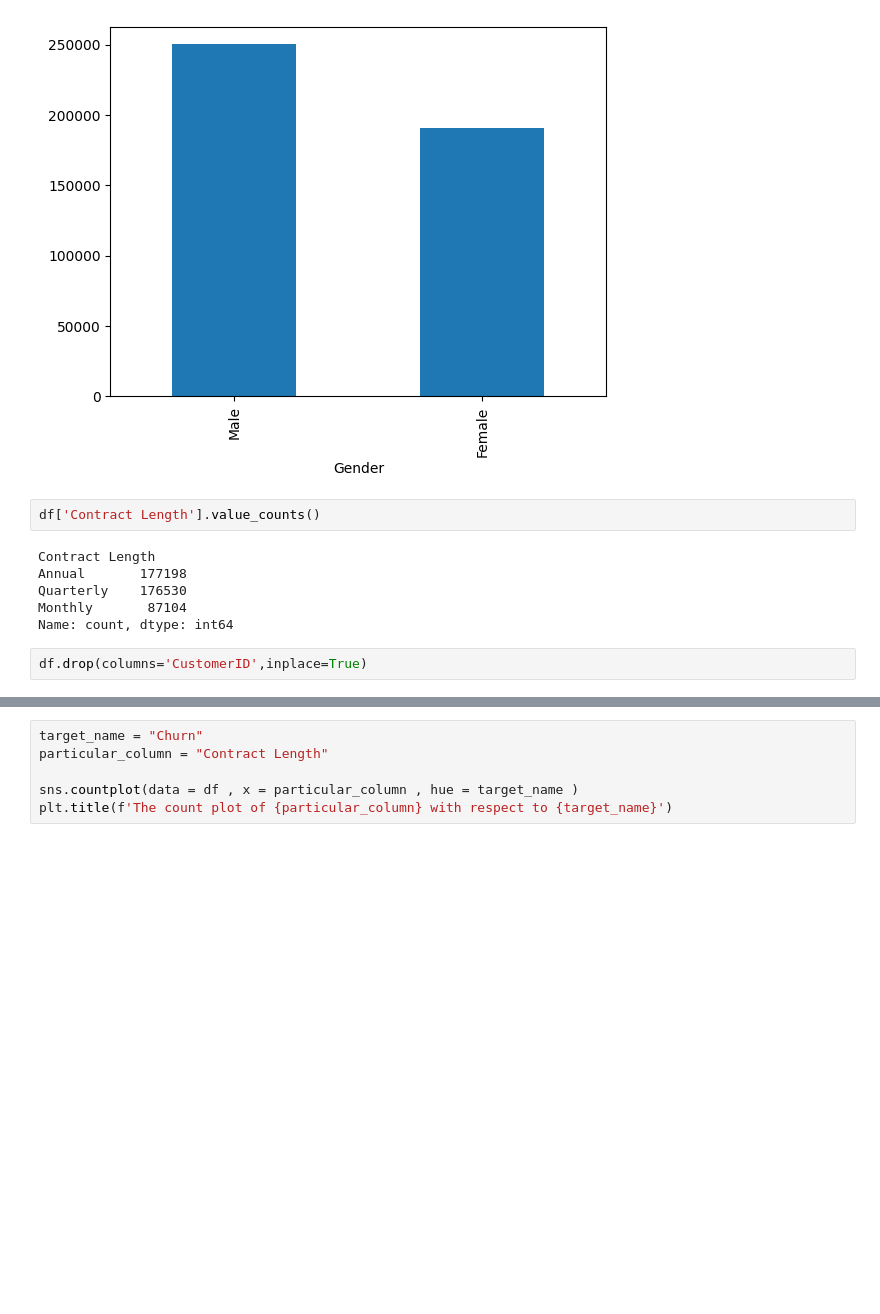
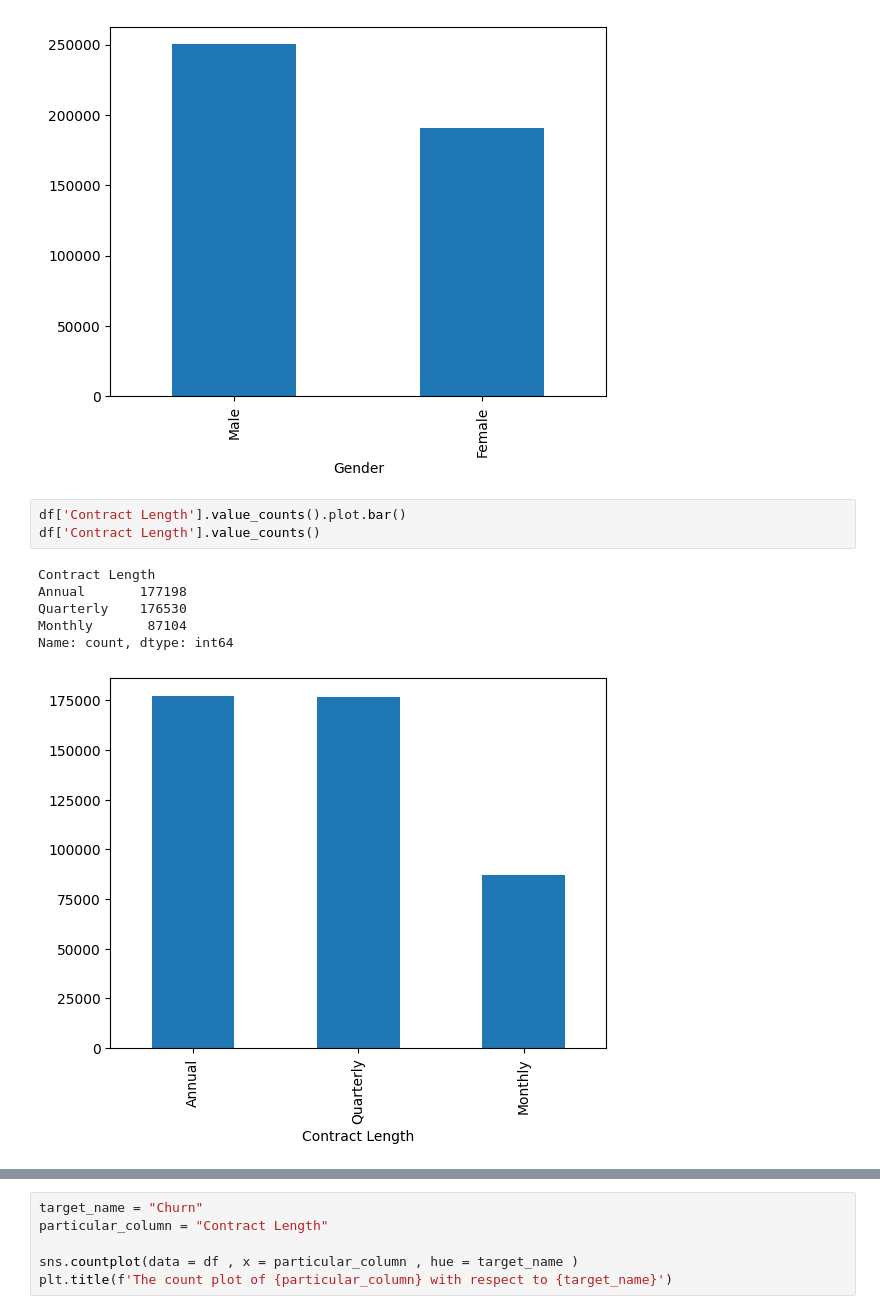
Before and after one commit to Alwin-Sajan/Churn-Project, a Jupyter notebook: Churn_Project.ipynb, the cells around one changed output, grey strips where cells are left out. Cells and saved outputs as stored; diff of their text form; blank space fills up the shorter version.

```diff
--- a/Churn_Project.ipynb
+++ b/Churn_Project.ipynb
@@ -84,12 +88,12 @@ Female    190580
 Name: count, dtype: int64
 [figure]
 # %%
+df['Contract Length'].value_counts().plot.bar()
 df['Contract Length'].value_counts()
 # %% [output]
 Contract Length
 Annual       177198
 Quarterly    176530
 Monthly       87104
 Name: count, dtype: int64
+[figure, added]
-# %%
-df.drop(columns='CustomerID',inplace=True)
```
Also changed, not shown: parts of 13 cells of this notebook.
